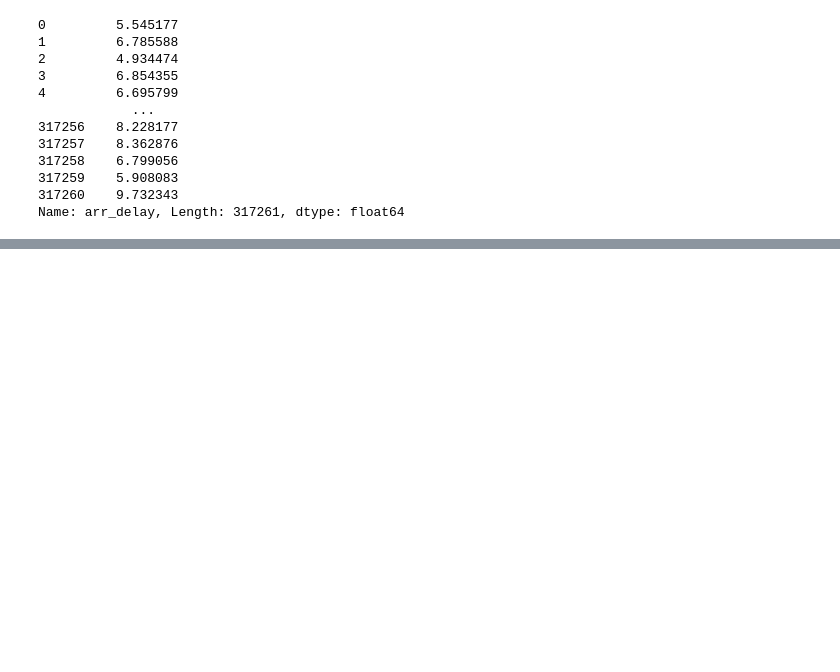
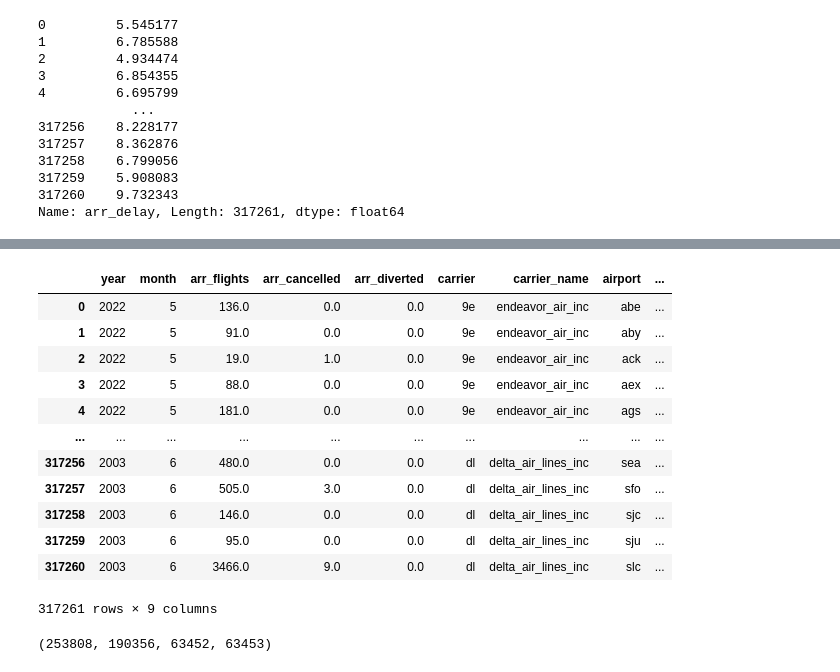
Before and after one commit to waad-moaness/Airline_Delay_Prediction, a Jupyter notebook: notebook.ipynb, the cells around one changed output, grey strips where cells are left out. Cells and saved outputs as stored; diff of their text form; code cells hidden in the pictures; blank space fills up the shorter version.

Commit message:
model training done

```diff
--- a/notebook.ipynb
+++ b/notebook.ipynb
@@ -259,0 +262,26 @@ df.head()
+# %%
+X = df.drop('arr_delay', axis= 1)
+y = df.arr_delay
+X
+# %% [output]
+|  | year | month | arr_flights | arr_cancelled | arr_diverted | carrier | carrier_name | airport | ... |
+| 0 | 2022 | 5 | 136.0 | 0.0 | 0.0 | 9e | endeavor_air_inc | abe | ... |
+| 1 | 2022 | 5 | 91.0 | 0.0 | 0.0 | 9e | endeavor_air_inc | aby | ... |
+| 2 | 2022 | 5 | 19.0 | 1.0 | 0.0 | 9e | endeavor_air_inc | ack | ... |
+| 3 | 2022 | 5 | 88.0 | 0.0 | 0.0 | 9e | endeavor_air_inc | aex | ... |
+| 4 | 2022 | 5 | 181.0 | 0.0 | 0.0 | 9e | endeavor_air_inc | ags | ... |
+| ... | ... | ... | ... | ... | ... | ... | ... | ... | ... |
+| 317256 | 2003 | 6 | 480.0 | 0.0 | 0.0 | dl | delta_air_lines_inc | sea | ... |
+| 317257 | 2003 | 6 | 505.0 | 3.0 | 0.0 | dl | delta_air_lines_inc | sfo | ... |
+| 317258 | 2003 | 6 | 146.0 | 0.0 | 0.0 | dl | delta_air_lines_inc | sjc | ... |
+| 317259 | 2003 | 6 | 95.0 | 0.0 | 0.0 | dl | delta_air_lines_inc | sju | ... |
+| 317260 | 2003 | 6 | 3466.0 | 9.0 | 0.0 | dl | delta_air_lines_inc | slc | ... |
+317261 rows × 9 columns
+# %%
+from sklearn.model_selection import train_test_split
+
+X_full_train ,X_test , y_full_train , y_test = train_test_split(X,y,test_size=0.2,random_state=1)
+X_train ,X_val , y_train , y_val = train_test_split(X_full_train,y_full_train,test_size=0.25,random_state=1)
+len(X_full_train),len(X_train), len(X_val), len(X_test)
+# %% [output]
+(253808, 190356, 63452, 63453)
```
Also changed, not shown: parts of 44 cells of this notebook, 2 other files.
